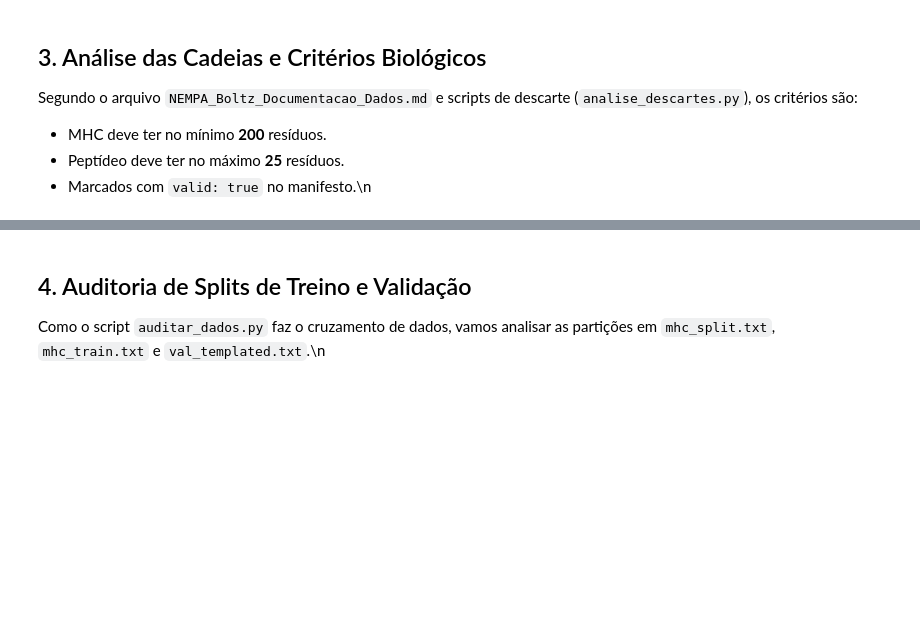
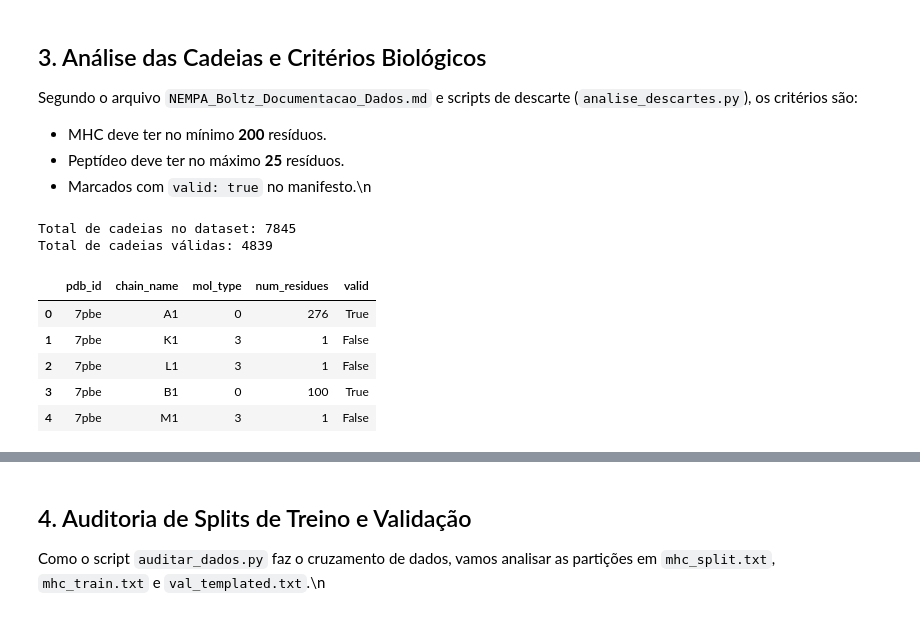
Before and after one commit to NEMPA-UFBA/nempa-boltz, a Jupyter notebook: EDA_NEMPA_Boltz.ipynb, the cells around one changed output, grey strips where cells are left out. Drawn from its saved outputs; the diff is of its cells as text; code cells hidden in the pictures; blank space fills up the shorter version.

```diff
--- a/EDA_NEMPA_Boltz.ipynb
+++ b/EDA_NEMPA_Boltz.ipynb
@@ -90,22 +129,31 @@ Segundo o arquivo `NEMPA_Boltz_Documentacao_Dados.md` e scripts de descarte (`an
 # %%
 # Nivelando a lista de cadeias
 chains_list = []
 for item in manifest_data:
     pdb_id = item.get('id')
     for chain in item.get('chains', []):
         chains_list.append({
             'pdb_id': pdb_id,
             'chain_name': chain.get('chain_name'),
             'mol_type': chain.get('mol_type'),
             'num_residues': chain.get('num_residues'),
             'valid': chain.get('valid')
         })
 
 df_chains = pd.DataFrame(chains_list)
 
 print(f"Total de cadeias no dataset: {len(df_chains)}")
 print(f"Total de cadeias válidas: {df_chains['valid'].sum()}")
-display(df_chains.head())\n
+display(df_chains.head())
+# %% [output]
+Total de cadeias no dataset: 7845
+Total de cadeias válidas: 4839
+|  | pdb_id | chain_name | mol_type | num_residues | valid |
+| 0 | 7pbe | A1 | 0 | 276 | True |
+| 1 | 7pbe | K1 | 3 | 1 | False |
+| 2 | 7pbe | L1 | 3 | 1 | False |
+| 3 | 7pbe | B1 | 0 | 100 | True |
+| 4 | 7pbe | M1 | 3 | 1 | False |
 # %%
 # Distinguir visualmente as cadeias baseadas no número de resíduos e validade
 df_valid_chains = df_chains[df_chains['valid'] == True]
```
Also changed, not shown: parts of 8 cells of this notebook, 1 other file.
